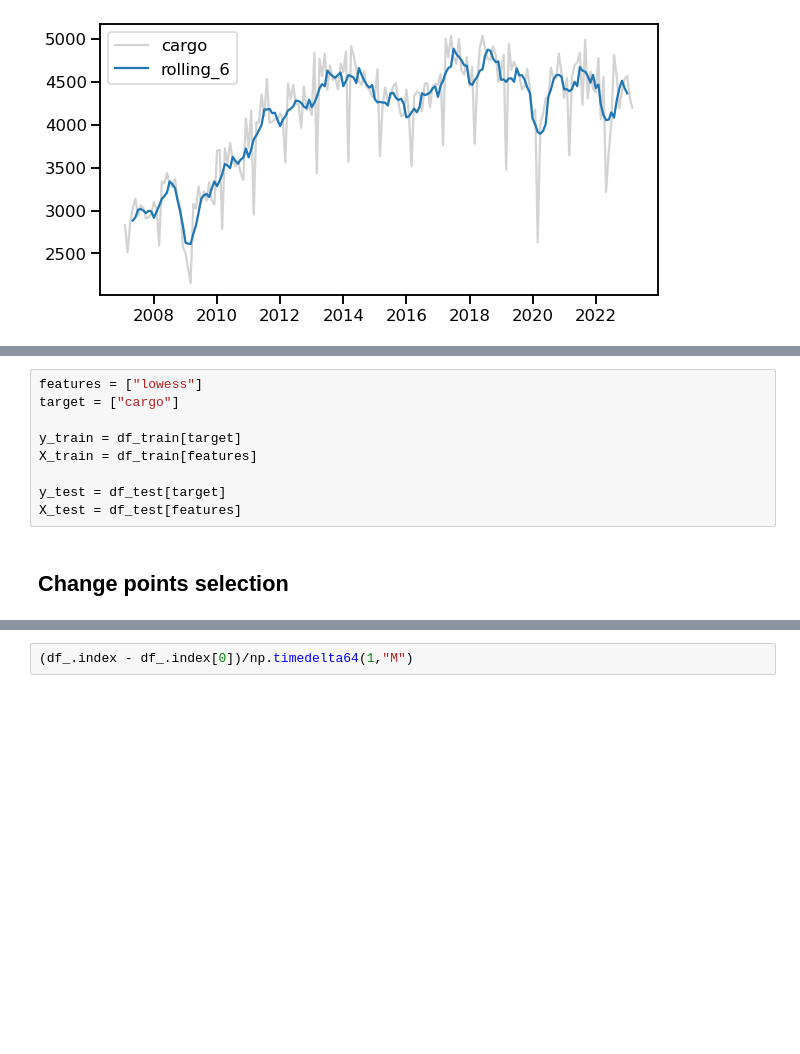
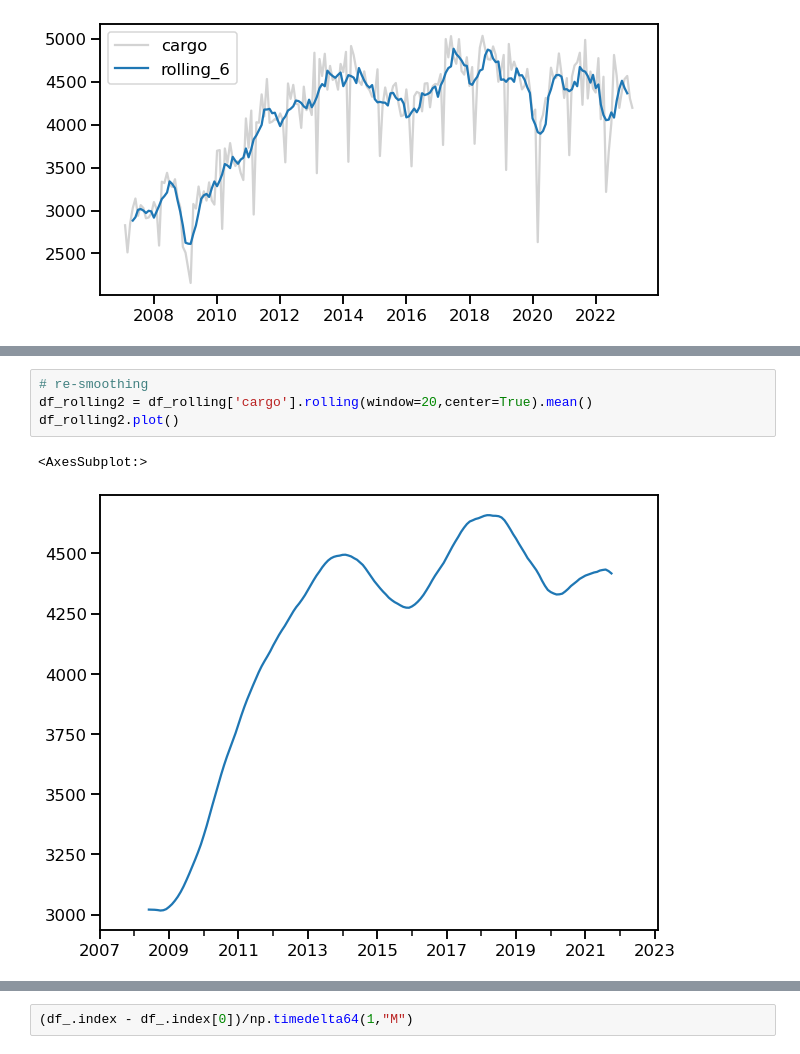
Before and after one commit to 21ckwj/project, a Jupyter notebook: project_container_freight_prediction/2. 데이터분석 및 예측.ipynb, the cells around one changed output, grey strips where cells are left out. Cells and saved outputs as stored; diff of their text form; blank space fills up the shorter version.

```diff
--- a/project_container_freight_prediction/2. 데이터분석 및 예측.ipynb
+++ b/project_container_freight_prediction/2. 데이터분석 및 예측.ipynb
@@ -408,11 +410,7 @@ df_rolling['cargo'].plot()
-# %%
-features = ["lowess"]
-target = ["cargo"]
-
-y_train = df_train[target]
-X_train = df_train[features]
-
-y_test = df_test[target]
-X_test = df_test[features]
-# %% [markdown]
-## Change points selection
+# %%
+# re-smoothing
+df_rolling2 = df_rolling['cargo'].rolling(window=20,center=True).mean()
+df_rolling2.plot()
+# %% [output]
+<AxesSubplot:>
+[figure, added]
```
Also changed, not shown: parts of 8 cells of this notebook.
